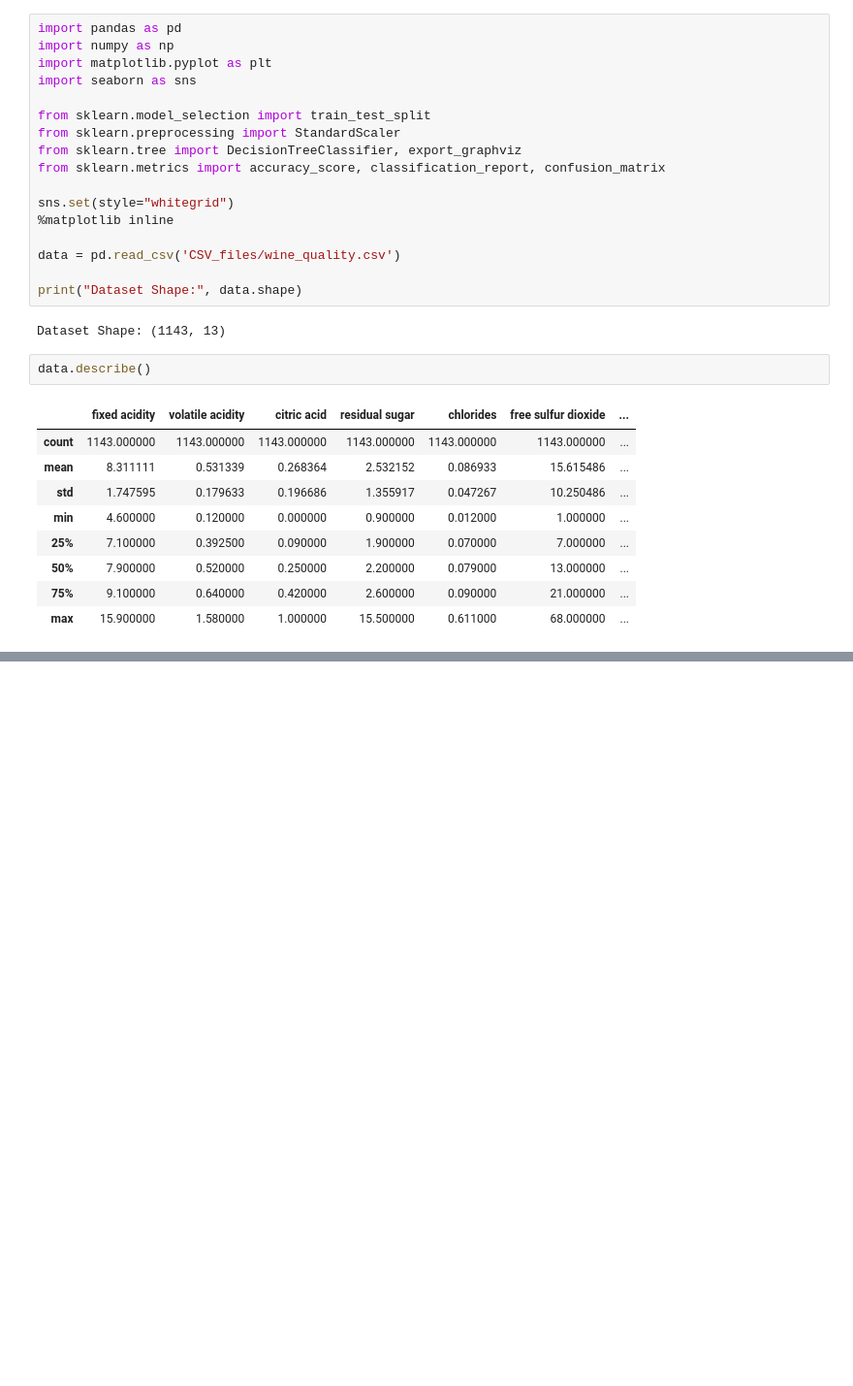
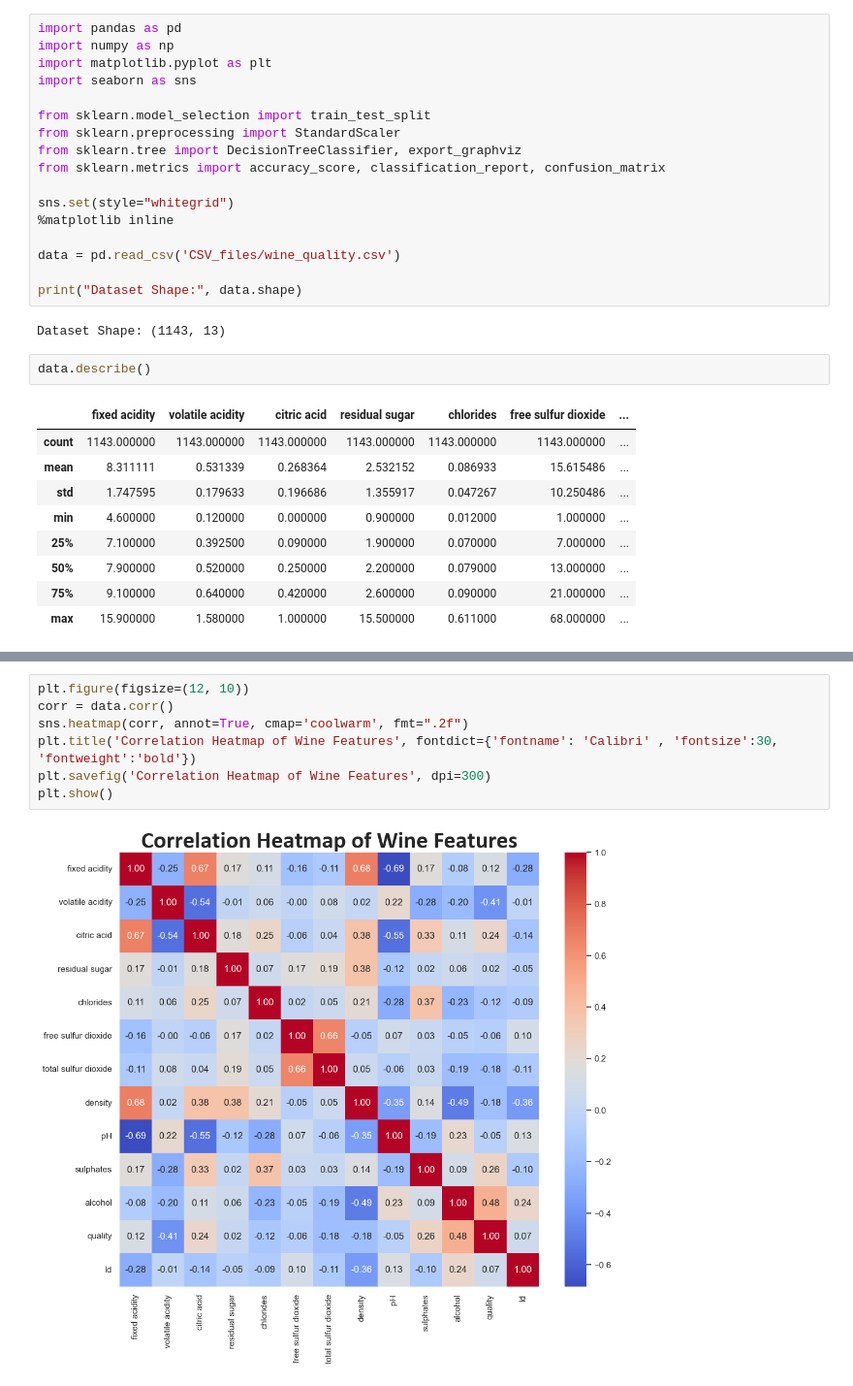
Before and after one commit to KeneanDita/Exploratory-Data-Analysis-EDA-, a Jupyter notebook: Wine_Quality_eda.ipynb, the cells around one changed output, grey strips where cells are left out. Shown at 97% size. Cells and saved outputs as stored; diff of their text form; blank space fills up the shorter version.

```diff
--- a/Wine_Quality_eda.ipynb
+++ b/Wine_Quality_eda.ipynb
@@ -45,0 +46,9 @@ Passing `palette` without assigning `hue` is deprecated and will be removed in v
+# %%
+plt.figure(figsize=(12, 10))
+corr = data.corr()
+sns.heatmap(corr, annot=True, cmap='coolwarm', fmt=".2f")
+plt.title('Correlation Heatmap of Wine Features', fontdict={'fontname': 'Calibri' , 'fontsize':30, 'fontweight':'bold'})
+plt.savefig('Correlation Heatmap of Wine Features', dpi=300)
+plt.show()
+# %% [output]
+[figure, added]
```
Also changed, not shown: parts of 1 cell of this notebook, 1 other file.
